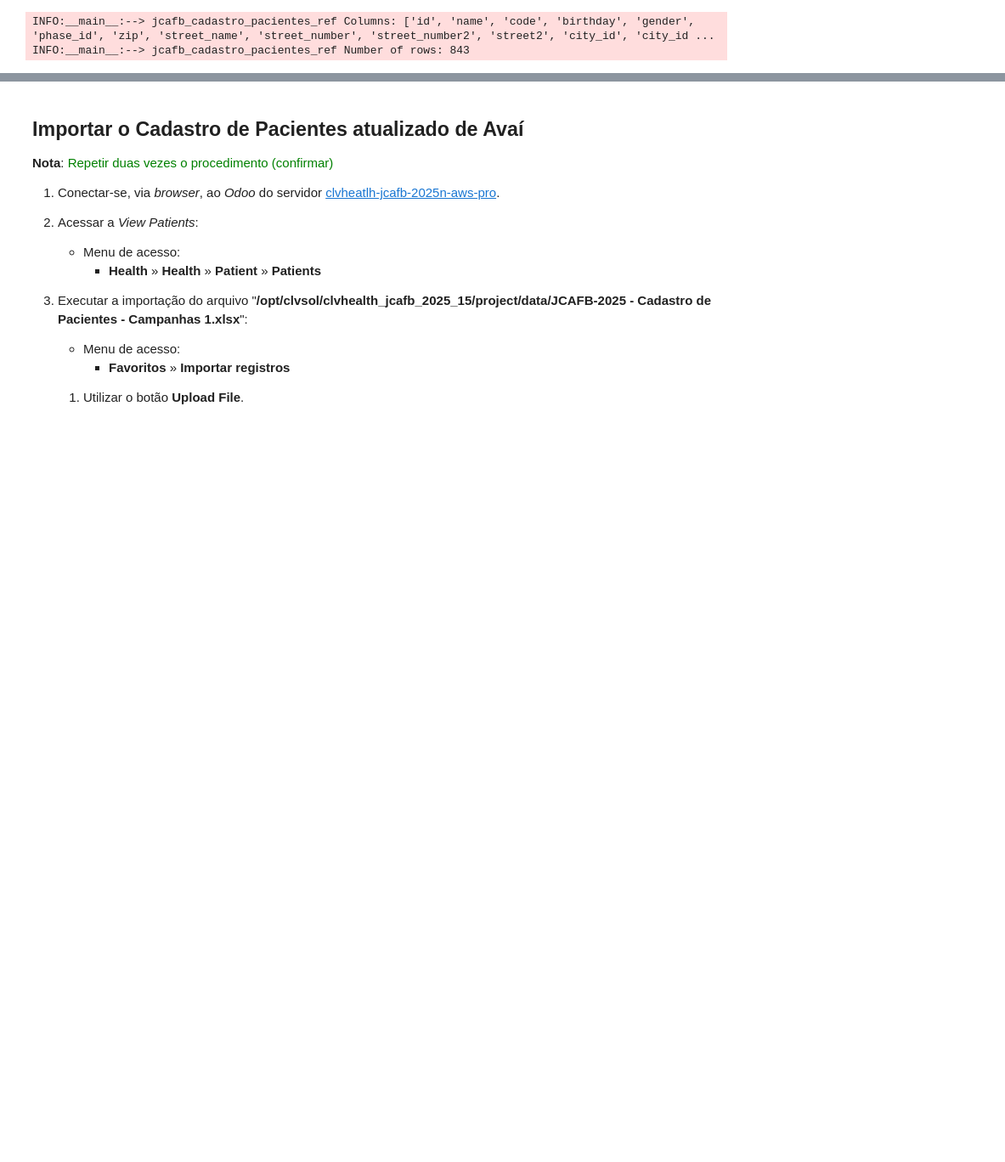
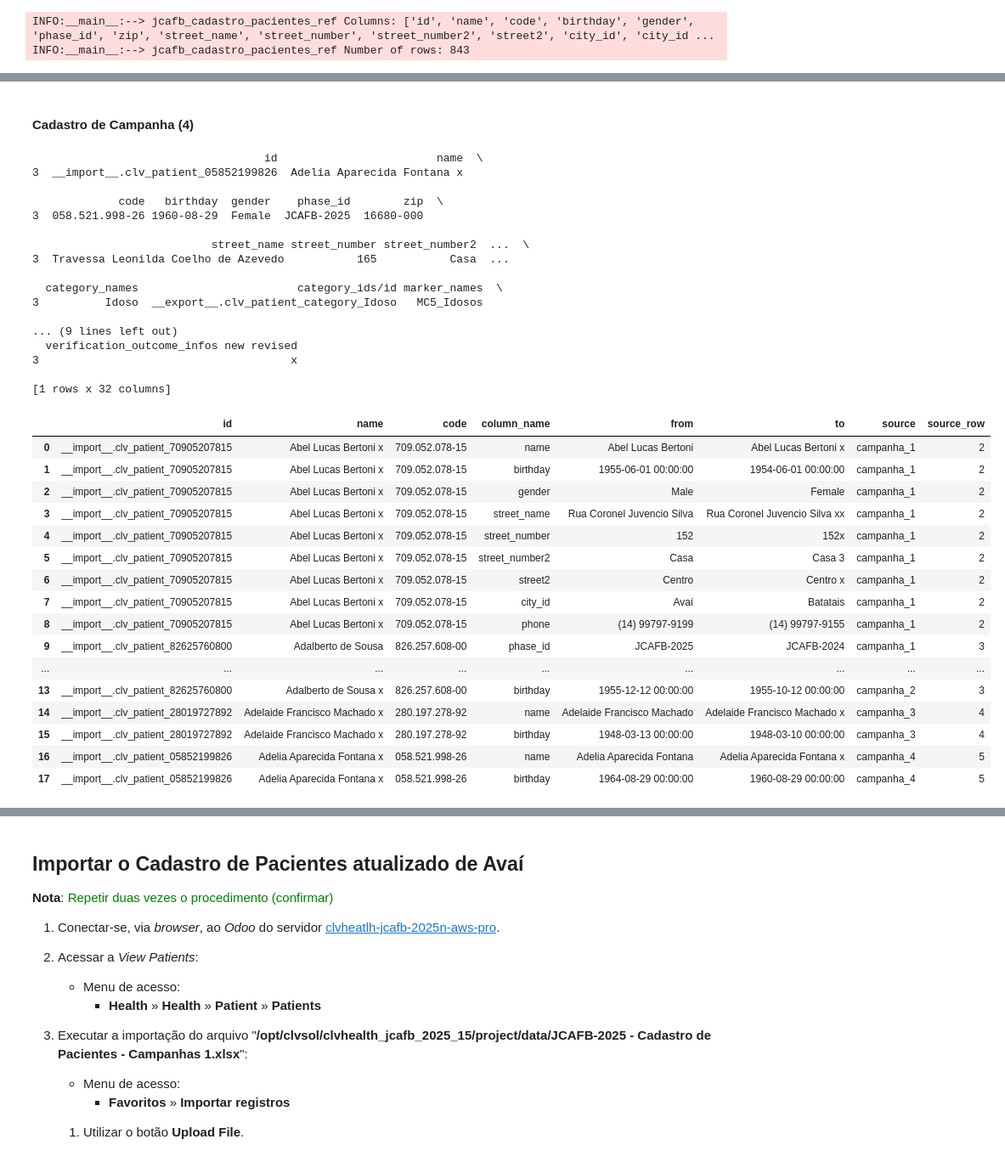
Before and after one commit to CLVsol/clvhealth_jcafb_2025_15, a Jupyter notebook: project/JCAFB-2025 - Cadastro de Pacientes - off-line.ipynb, the cells around one changed output, grey strips where cells are left out. Shown at 85% size. Drawn from its saved outputs; the diff is of its cells as text; code cells hidden in the pictures; blank space fills up the shorter version.

```diff
--- a/project/JCAFB-2025 - Cadastro de Pacientes - off-line.ipynb
+++ b/project/JCAFB-2025 - Cadastro de Pacientes - off-line.ipynb
@@ -57,0 +609,44 @@ INFO:__main__:--> jcafb_cadastro_campanha_1 Number of rows: 844
+# %% [markdown]
+#### Cadastro de Campanha (4)
+# %%
+new_records_inclusion(jcafb_cadastro_campanha_4, 'campanha_4')
+
+# _logger.info(u'%s %s %s', '-->', 'jcafb_cadastro_pacientes_ref Columns:', jcafb_cadastro_pacientes_ref.columns.tolist())
+# _logger.info(u'%s %s %s', '-->', 'jcafb_cadastro_pacientes_ref Number of rows:', len(jcafb_cadastro_pacientes_ref))
+
+updt_records
+# %% [output]
+                                   id                        name  \
+3  __import__.clv_patient_05852199826  Adelia Aparecida Fontana x
+
+             code   birthday  gender    phase_id        zip  \
+3  058.521.998-26 1960-08-29  Female  JCAFB-2025  16680-000
+
+                           street_name street_number street_number2  ...  \
+3  Travessa Leonilda Coelho de Azevedo           165           Casa  ...
+
+  category_names                        category_ids/id marker_names  \
+3          Idoso  __export__.clv_patient_category_Idoso   MC5_Idosos
+
+... (9 lines left out)
+  verification_outcome_infos new revised
+3                                      x
+
+[1 rows x 32 columns]
+|  | id | name | code | column_name | from | to | source | source_row |
+| 0 | __import__.clv_patient_70905207815 | Abel Lucas Bertoni x | 709.052.078-15 | name | Abel Lucas Bertoni | Abel Lucas Bertoni x | campanha_1 | 2 |
+| 1 | __import__.clv_patient_70905207815 | Abel Lucas Bertoni x | 709.052.078-15 | birthday | 1955-06-01 00:00:00 | 1954-06-01 00:00:00 | campanha_1 | 2 |
+| 2 | __import__.clv_patient_70905207815 | Abel Lucas Bertoni x | 709.052.078-15 | gender | Male | Female | campanha_1 | 2 |
+| 3 | __import__.clv_patient_70905207815 | Abel Lucas Bertoni x | 709.052.078-15 | street_name | Rua Coronel Juvencio Silva | Rua Coronel Juvencio Silva xx | campanha_1 | 2 |
+| 4 | __import__.clv_patient_70905207815 | Abel Lucas Bertoni x | 709.052.078-15 | street_number | 152 | 152x | campanha_1 | 2 |
+| 5 | __import__.clv_patient_70905207815 | Abel Lucas Bertoni x | 709.052.078-15 | street_number2 | Casa | Casa 3 | campanha_1 | 2 |
+| 6 | __import__.clv_patient_70905207815 | Abel Lucas Bertoni x | 709.052.078-15 | street2 | Centro | Centro x | campanha_1 | 2 |
+| 7 | __import__.clv_patient_70905207815 | Abel Lucas Bertoni x | 709.052.078-15 | city_id | Avaí | Batatais | campanha_1 | 2 |
+| 8 | __import__.clv_patient_70905207815 | Abel Lucas Bertoni x | 709.052.078-15 | phone | (14) 99797-9199 | (14) 99797-9155 | campanha_1 | 2 |
+| 9 | __import__.clv_patient_82625760800 | Adalberto de Sousa | 826.257.608-00 | phase_id | JCAFB-2025 | JCAFB-2024 | campanha_1 | 3 |
+| ... | ... | ... | ... | ... | ... | ... | ... | ... |
+| 13 | __import__.clv_patient_82625760800 | Adalberto de Sousa x | 826.257.608-00 | birthday | 1955-12-12 00:00:00 | 1955-10-12 00:00:00 | campanha_2 | 3 |
+| 14 | __import__.clv_patient_28019727892 | Adelaide Francisco Machado x | 280.197.278-92 | name | Adelaide Francisco Machado | Adelaide Francisco Machado x | campanha_3 | 4 |
+| 15 | __import__.clv_patient_28019727892 | Adelaide Francisco Machado x | 280.197.278-92 | birthday | 1948-03-13 00:00:00 | 1948-03-10 00:00:00 | campanha_3 | 4 |
+| 16 | __import__.clv_patient_05852199826 | Adelia Aparecida Fontana x | 058.521.998-26 | name | Adelia Aparecida Fontana | Adelia Aparecida Fontana x | campanha_4 | 5 |
+| 17 | __import__.clv_patient_05852199826 | Adelia Aparecida Fontana x | 058.521.998-26 | birthday | 1964-08-29 00:00:00 | 1960-08-29 00:00:00 | campanha_4 | 5 |
```
Also changed, not shown: parts of 60 cells of this notebook.
